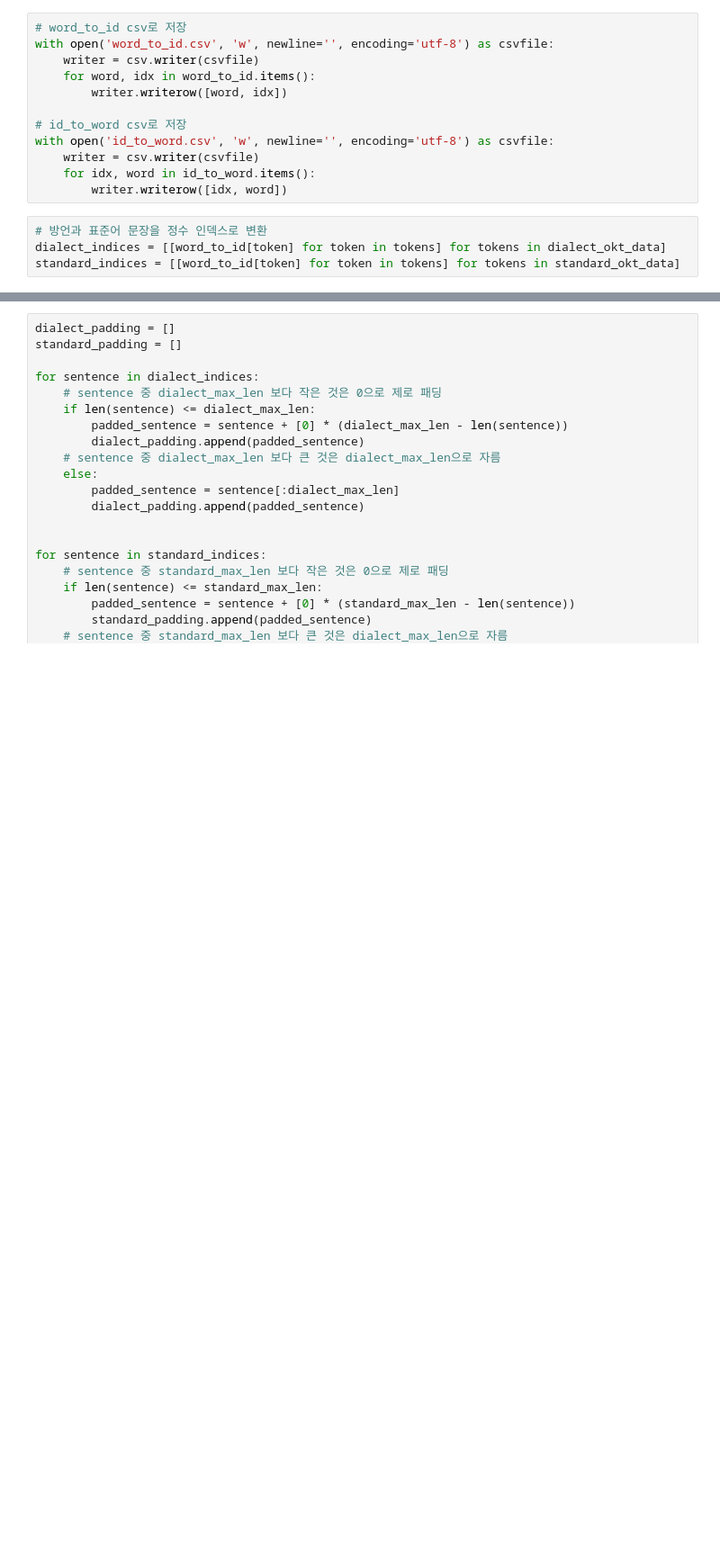
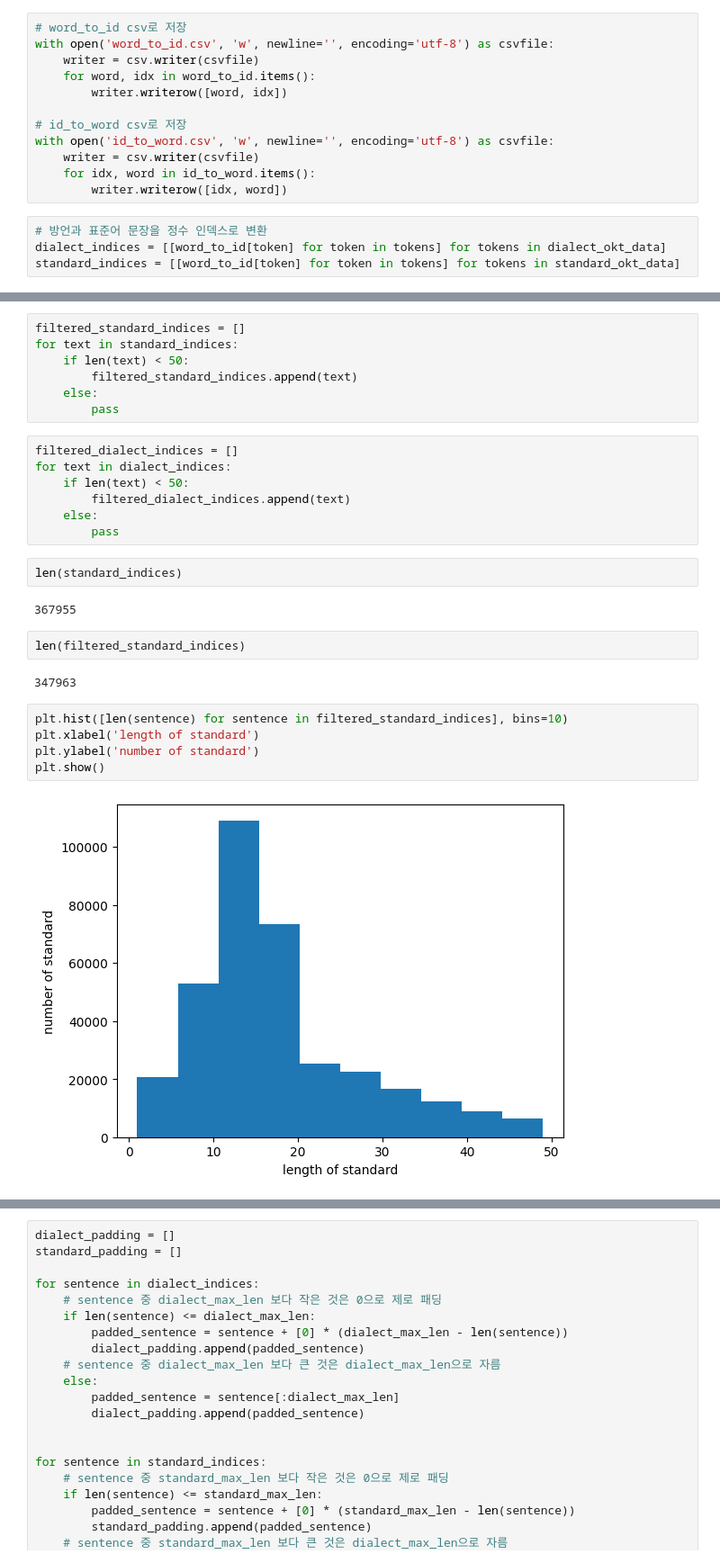
Before and after one commit to tukcomCD2024/4K, a Jupyter notebook: AI/사전 생성.ipynb, the cells around one changed output, grey strips where cells are left out. Shown at 90% size. Saved outputs shown, nothing was run; the diff lists cells and outputs as text; blank space fills up the shorter version.

```diff
--- a/AI/사전 생성.ipynb
+++ b/AI/사전 생성.ipynb
@@ -327,0 +355,29 @@ standard 중 41 이하인 비율은 95.27360682692178
+# %%
+filtered_standard_indices = []
+for text in standard_indices:
+    if len(text) < 50:
+        filtered_standard_indices.append(text)
+    else:
+        pass
+# %%
+filtered_dialect_indices = []
+for text in dialect_indices:
+    if len(text) < 50:
+        filtered_dialect_indices.append(text)
+    else:
+        pass
+# %%
+len(standard_indices)
+# %% [output]
+367955
+# %%
+len(filtered_standard_indices)
+# %% [output]
+347963
+# %%
+plt.hist([len(sentence) for sentence in filtered_standard_indices], bins=10)
+plt.xlabel('length of standard')
+plt.ylabel('number of standard')
+plt.show()
+# %% [output]
+[figure, added]
```
Also changed, not shown: parts of 11 cells of this notebook.
